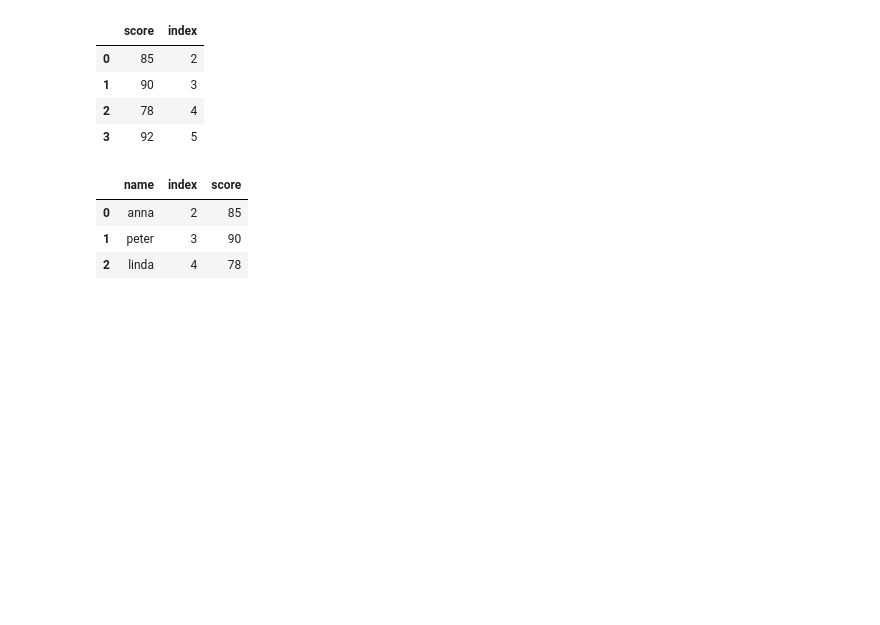
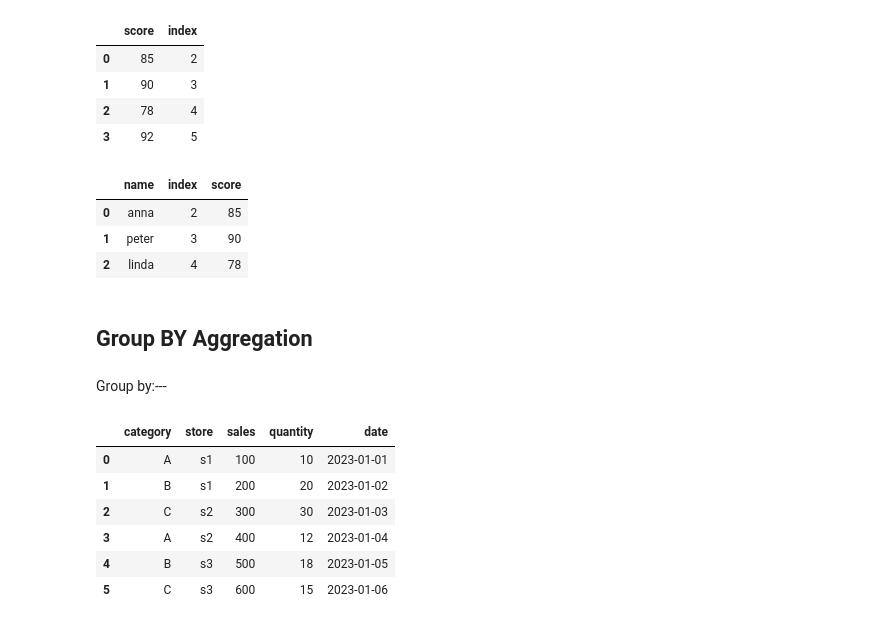
Before and after one commit to AyushSharma-17/dataanalysis_python_l1, a Jupyter notebook: copy_of_pandas_ex.ipynb, the cells around one changed output. Saved outputs shown, nothing was run; the diff lists cells and outputs as text; code cells hidden in the pictures; blank space fills up the shorter version.

Commit message:
groupby and aggregration

```diff
--- a/copy_of_pandas_ex.ipynb
+++ b/copy_of_pandas_ex.ipynb
@@ -426,3 +426,5 @@ df5.merge(df6, on="index", how="inner")
 | 0 | anna | 2 | 85 |
 | 1 | peter | 3 | 90 |
 | 2 | linda | 4 | 78 |
+# %% [markdown]
+<h2>Group BY Aggregation</h2>
@@ -428,0 +434,22 @@ df5.merge(df6, on="index", how="inner")
+# %% [markdown]
+Group by:---
+# %%
+data={
+    'category':['A','B','C','A','B','C'],
+    'store':['s1','s1','s2','s2','s3','s3'],
+    'sales':[100,200,300,400,500,600],
+    'quantity':[10,20,30,12,18,15],
+    'date': pd.date_range('2023-01-01', periods=6)
+}
+
+df=pd.DataFrame(data)
+# %%
+df
+# %% [output]
+|  | category | store | sales | quantity | date |
+| 0 | A | s1 | 100 | 10 | 2023-01-01 |
+| 1 | B | s1 | 200 | 20 | 2023-01-02 |
+| 2 | C | s2 | 300 | 30 | 2023-01-03 |
+| 3 | A | s2 | 400 | 12 | 2023-01-04 |
+| 4 | B | s3 | 500 | 18 | 2023-01-05 |
+| 5 | C | s3 | 600 | 15 | 2023-01-06 |
```
Also changed, not shown: parts of 13 cells of this notebook.
